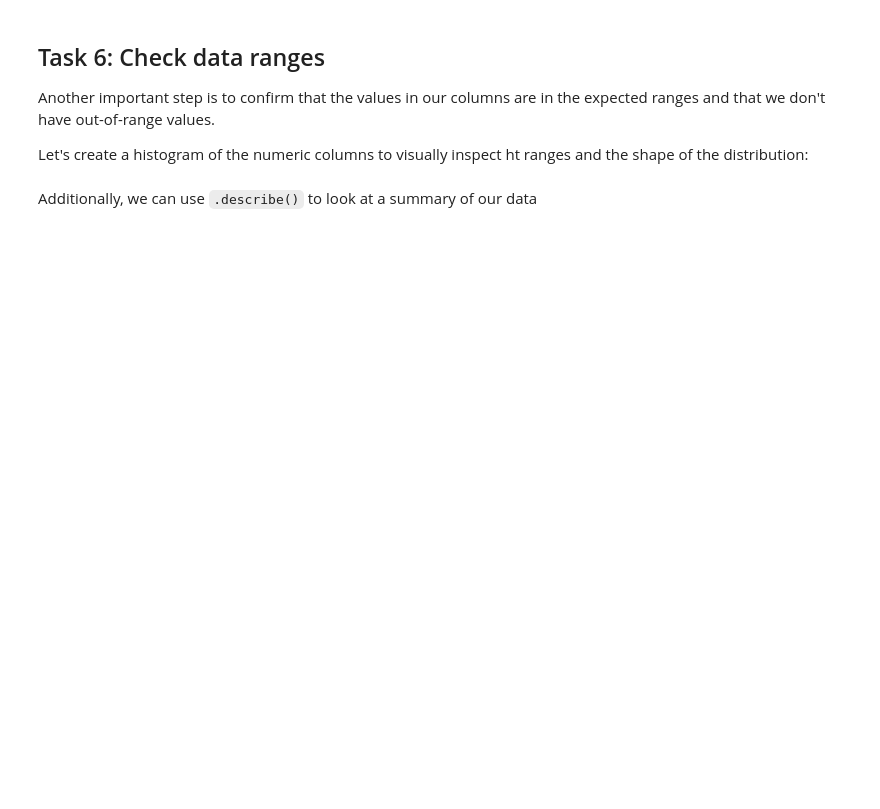
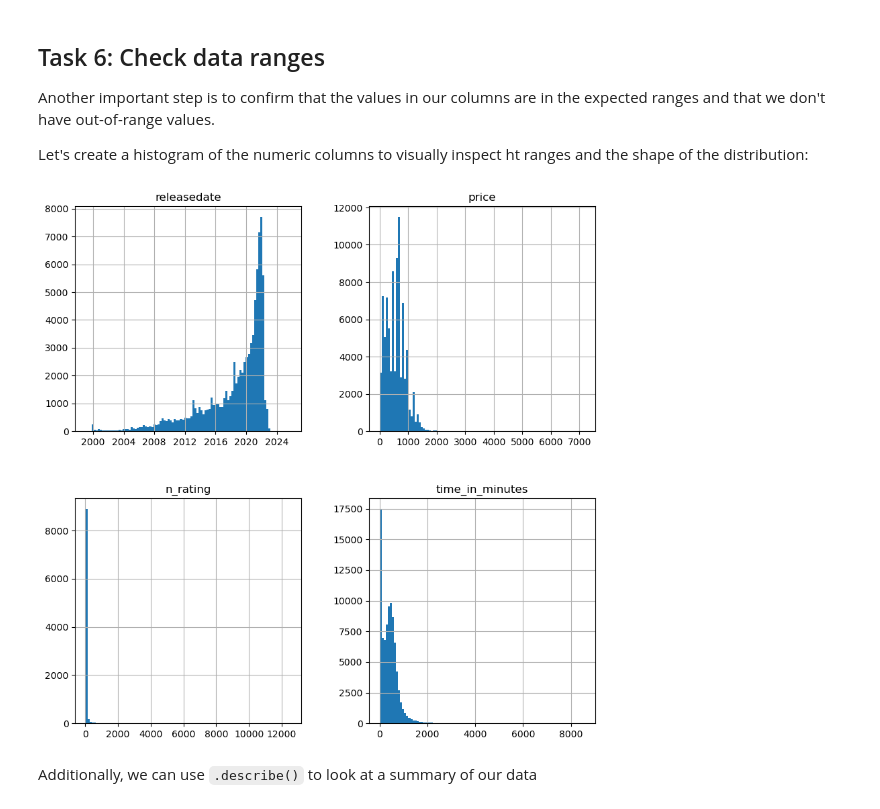
Before and after one commit to SirTee12/DataCamp-Code-Along-Projects, a Jupyter notebook: Cleaning-Data-in-Python/Cleaning_Audible_Data.ipynb, the cells around one changed output. Cells and saved outputs as stored; diff of their text form; code cells hidden in the pictures; blank space fills up the shorter version.

```diff
--- a/Cleaning-Data-in-Python/Cleaning_Audible_Data.ipynb
+++ b/Cleaning-Data-in-Python/Cleaning_Audible_Data.ipynb
@@ -144,7 +144,7 @@ import pandas as pd
 # Extract number of stars into rating_stars and turn into float
 audible['rating_stars'] = audible['stars'].str.extract('^([\d.]+)').astype(float)
 # Replace the comma, extract number of ratings into n_ratings and turn into float
-audible['n_rating'] = audible['stars'].str.replace(',', '').str.extract('(\d+) ratings')
+audible['n_rating'] = audible['stars'].str.replace(',', '').str.extract('(\d+) ratings').astype(float)
 
 # Examine the new rating_stars and n_ratings columns
 audible[['rating_stars', 'n_rating']]
@@ -324,11 +324,11 @@ The next step is to extract the number of hours and minutes from the text, then
 * Create the `time_mins` column combining hours and minutes.
 # %%
 # Extract the number of hours, turn to integer
-#hours = audible['time'].str.extract('(\d+) hr').fillna(0).astype(int)
+hours = audible['time'].str.extract('(\d+) hr').fillna(0).astype(int)
 # Extract the number of minutes, turn to integer
-#mins = audible['time'].str.extract('(\d+) min').fillna(0).astype(int)
+mins = audible['time'].str.extract('(\d+) min').fillna(0).astype(int)
 # Combine hours and minutes into the time_mins column
-#audible['time_in_minutes'] = (hours * 60) + mins
+audible['time_in_minutes'] = (hours * 60) + mins
 # Check the results
 audible[['time_in_minutes']].head()
 # %% [output]
@@ -342,7 +342,7 @@ audible[['time_in_minutes']].head()
 And as final step, let's delete the columns we don't need any more:
 # %%
 # Drop the time column
-#audible.drop(columns = ['time'], axis = 1, inplace = True)
+audible.drop(columns = ['time'], axis = 1, inplace = True)
 # %% [markdown]
 Here is how our dataframe looks now:
 # %%
@@ -373,6 +373,10 @@ Another important step is to confirm that the values in our columns are in the e
 Let's create a histogram of the numeric columns to visually inspect ht ranges and the shape of the distribution:
 # %%
 # Plot histograms of all the numerical columns
+audible.hist(figsize =(10,10), bins = 100)
+plt.show()
+# %% [output]
+[figure, added]
 # %% [markdown]
 Additionally, we can use `.describe()` to look at a summary of our data
 # %%
```
Also changed, not shown: parts of 11 cells of this notebook.
